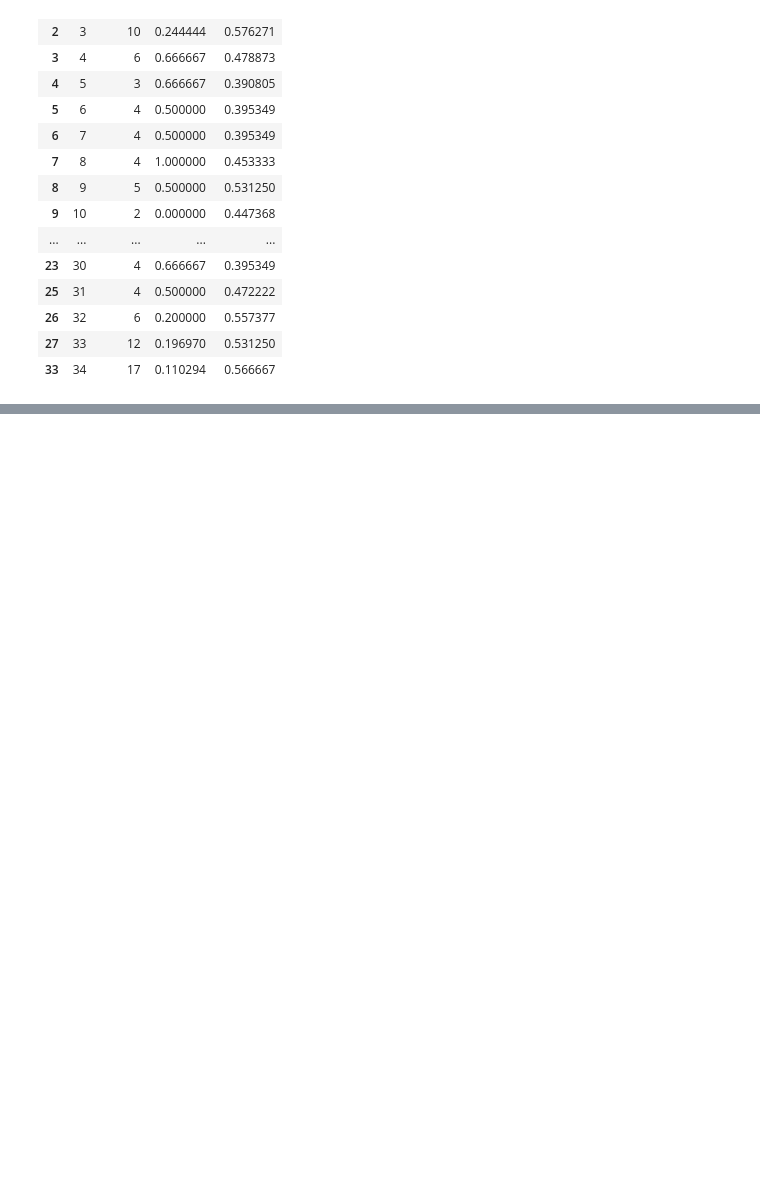
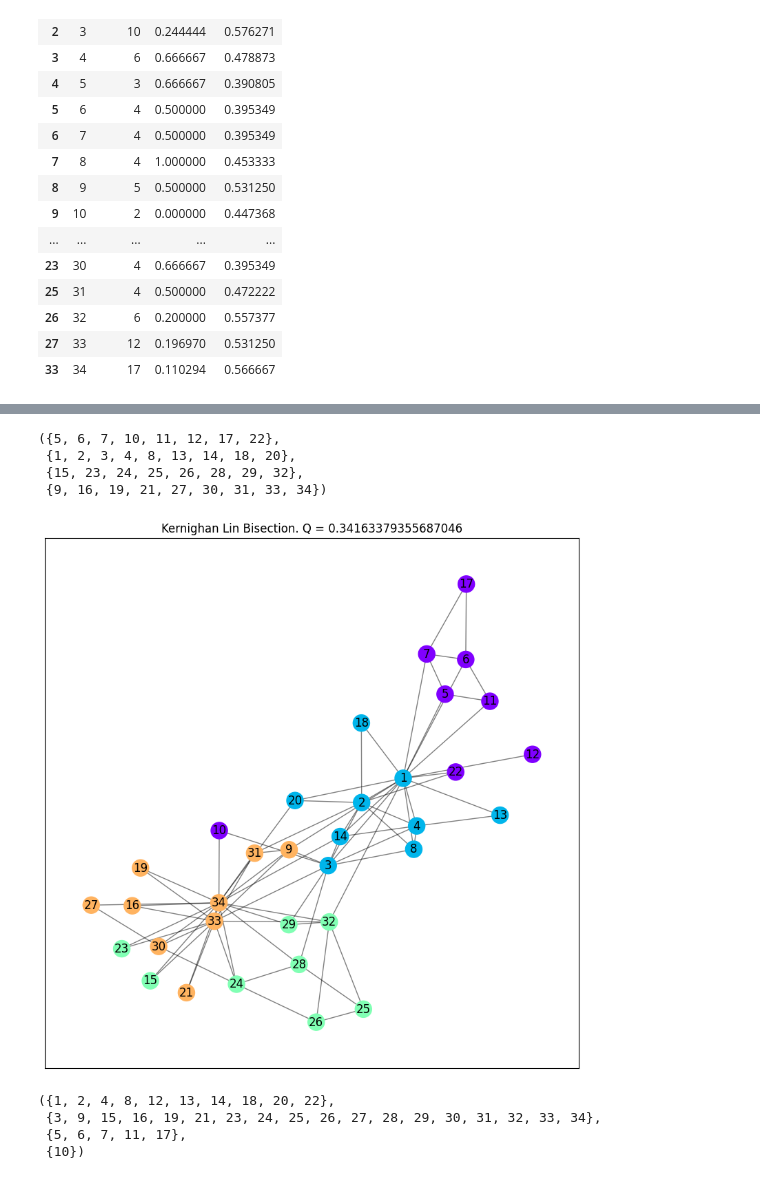
Before and after one commit to gaitovrat/MAS-1, a Jupyter notebook: notebooks/Schlukovani.ipynb, the cells around one changed output, grey strips where cells are left out. Cells and saved outputs as stored; diff of their text form; code cells hidden in the pictures; blank space fills up the shorter version.

```diff
--- a/notebooks/Schlukovani.ipynb
+++ b/notebooks/Schlukovani.ipynb
@@ -136,0 +193,40 @@ out
+# %%
+set1, set2 = nx.community.kernighan_lin_bisection(graph)
+
+kernighan_lin_bisection1 = nx.community.kernighan_lin_bisection(graph.subgraph(set1))
+kernighan_lin_bisection2 = nx.community.kernighan_lin_bisection(graph.subgraph(set2))
+kernighan_lin_bisection = (*kernighan_lin_bisection1, *kernighan_lin_bisection2)
+
+kernighan_lin_bisection_mapping = [(node, i,) for i, community in enumerate(kernighan_lin_bisection) for node in community]
+
+df_louvain_communities = pd.DataFrame(kernighan_lin_bisection_mapping, columns=["ID", "kernighan_lin_bisection"])
+out = out.merge(df_louvain_communities, how="left")
+
+kernighan_lin_bisection
+# %% [output]
+({5, 6, 7, 10, 11, 12, 17, 22},
+ {1, 2, 3, 4, 8, 13, 14, 18, 20},
+ {15, 23, 24, 25, 26, 28, 29, 32},
+ {9, 16, 19, 21, 27, 30, 31, 33, 34})
+# %%
+draw_communities(kernighan_lin_bisection, "Kernighan Lin Bisection")
+# %% [output]
+[figure, added]
+# %%
+girvan_newman: list[tuple[int]]
+
+for girvan_newman in nx.community.girvan_newman(graph):
+    if len(girvan_newman) == 4:
+        break
+
+girvan_newman_mapping = [(node, i,) for i, community in enumerate(girvan_newman) for node in community]
+
+df_louvain_communities = pd.DataFrame(girvan_newman_mapping, columns=["ID", "girvan_newman"])
+out = out.merge(df_louvain_communities, how="left")
+
+girvan_newman
+# %% [output]
+({1, 2, 4, 8, 12, 13, 14, 18, 20, 22},
+ {3, 9, 15, 16, 19, 21, 23, 24, 25, 26, 27, 28, 29, 30, 31, 32, 33, 34},
+ {5, 6, 7, 11, 17},
+ {10})
```
Also changed, not shown: parts of 9 cells of this notebook.
